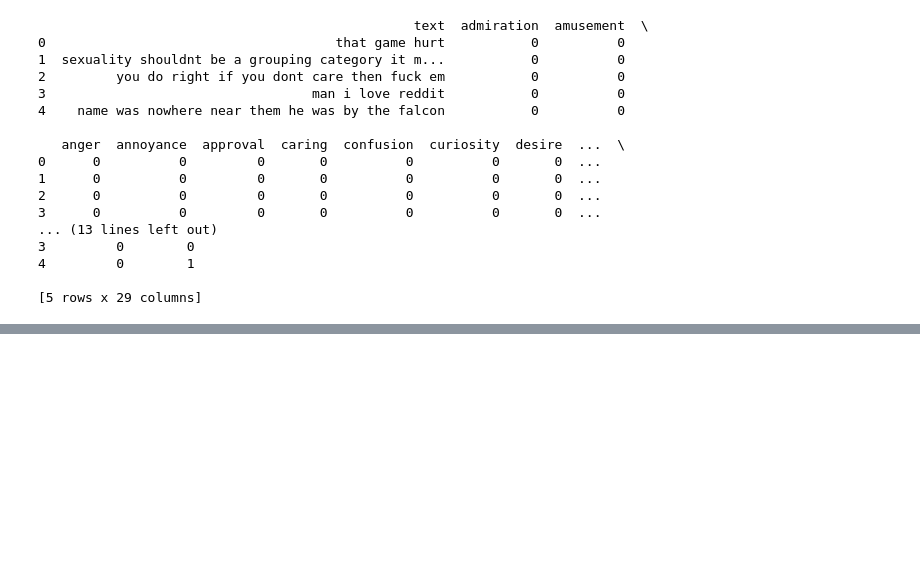
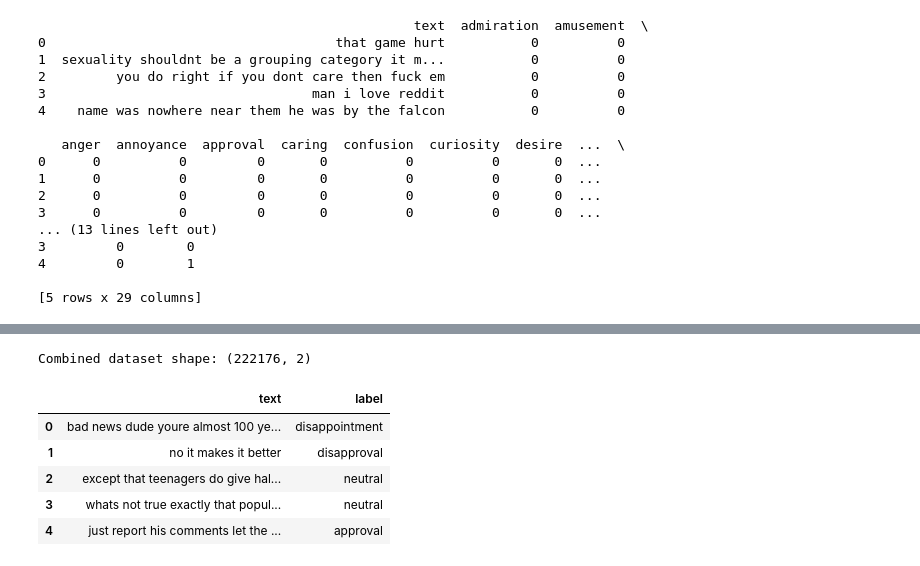
Before and after one commit to priyankash01/Major-project, a Jupyter notebook: load_data.ipynb, the cells around one changed output, grey strips where cells are left out. Drawn from its saved outputs; the diff is of its cells as text; code cells hidden in the pictures; blank space fills up the shorter version.

```diff
--- a/load_data.ipynb
+++ b/load_data.ipynb
@@ -115,0 +259,13 @@ print(goemotions.head())
+# %%
+goemotions = pd.read_csv(
+    "MindSync_Data/go_emotions_dataset.csv",
+    usecols=['text', 'admiration', 'amusement', 'anger', 'annoyance', 'approval',
+             'caring', 'confusion', 'curiosity', 'desire', 'disappointment',
+             'disapproval', 'disgust', 'embarrassment', 'excitement', 'fear',
+             'gratitude', 'grief', 'joy', 'love', 'nervousness', 'optimism',
+             'pride', 'realization', 'relief', 'remorse', 'sadness', 'surprise', 'neutral'],
+    encoding='utf-8'
+)
+
+print(goemotions.head())
+print("GoEmotions shape:", goemotions.shape)
@@ -115,0 +290,17 @@ print(goemotions.head())
+# %%
+import re
+
+def clean_text(text):
+    text = str(text).lower()
+    text = re.sub(r'http\S+|www\S+', '', text)  # remove URLs
+    text = re.sub(r'[^\w\s]', '', text)        # remove punctuation
+    text = re.sub(r'\s+', ' ', text).strip()   # remove extra spaces
+    return text
+
+# Apply cleaning
+stress_df.columns = ['text', 'label', 'hashtags']
+stress_df['text'] = stress_df['text'].apply(clean_text)
+goemotions['text'] = goemotions['text'].apply(clean_text)
+
+
+print("✅ Text cleaning done!")
@@ -115,0 +337,20 @@ print(goemotions.head())
+# %%
+# Convert GoEmotions one-hot to single label
+goemotions['label'] = goemotions.drop('text', axis=1).idxmax(axis=1)
+goemotions = goemotions[['text', 'label']]  # keep only necessary columns
+# %%
+combined_df = pd.concat([stress_df[['text', 'label']], goemotions], ignore_index=True)
+# %%
+combined_df = combined_df.sample(frac=1, random_state=42).reset_index(drop=True)
+
+# Show result
+print("Combined dataset shape:", combined_df.shape)
+combined_df.head()
+# %% [output]
+Combined dataset shape: (222176, 2)
+|  | text | label |
+| 0 | bad news dude youre almost 100 ye... | disappointment |
+| 1 | no it makes it better | disapproval |
+| 2 | except that teenagers do give hal... | neutral |
+| 3 | whats not true exactly that popul... | neutral |
+| 4 | just report his comments let the ... | approval |
```
Also changed, not shown: parts of 29 cells of this notebook, 2 other files.
